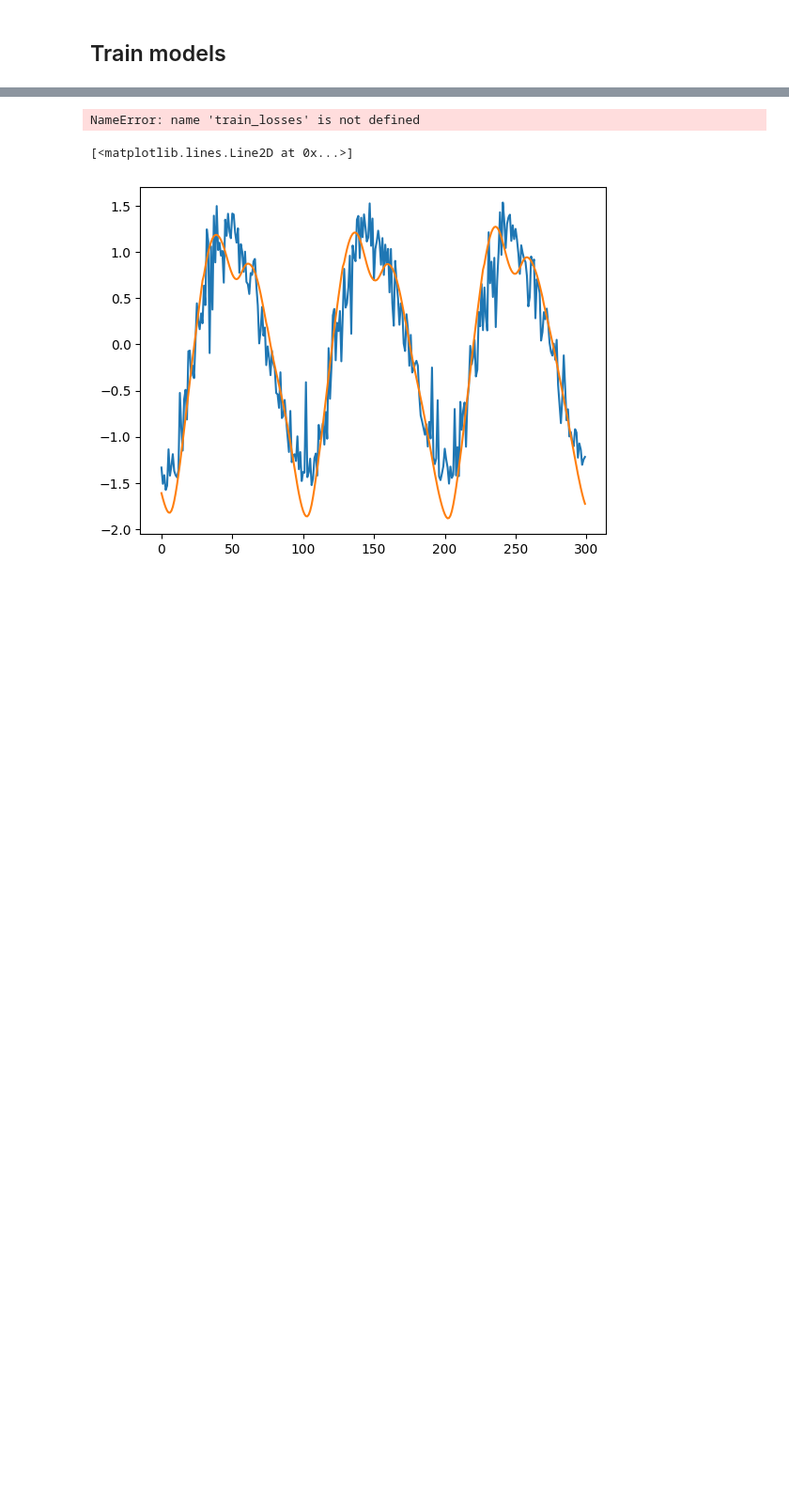
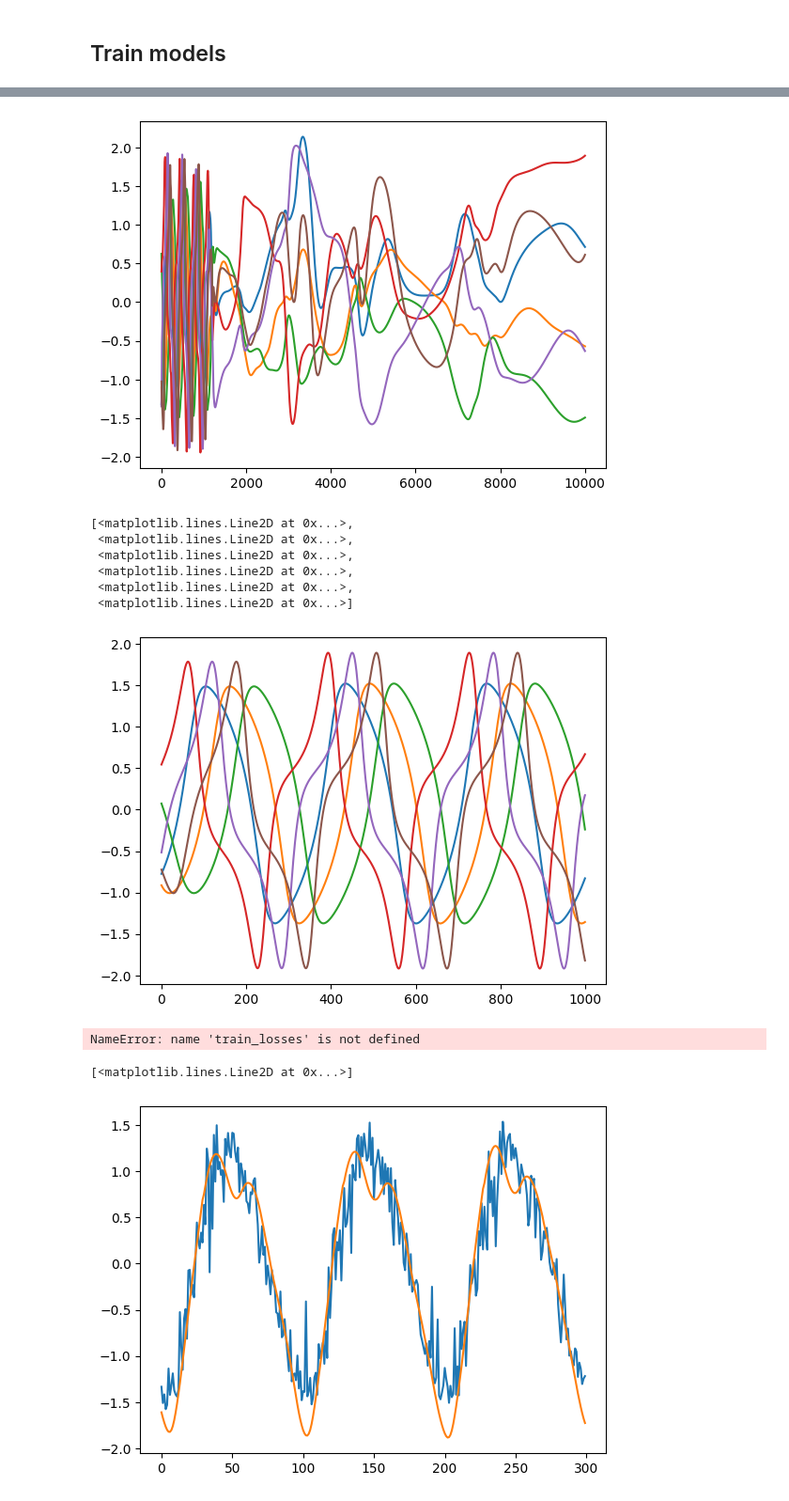
Before and after one commit to Michaelhess17/NeuralODE, a Jupyter notebook: DDFA_NODE/Demo.ipynb, the cells around one changed output, grey strips where cells are left out. Shown: that part at 94% size. Cells and saved outputs as stored; diff of their text form; code cells hidden in the pictures; blank space fills up the shorter version.

Commit message:
added Lovelace version

```diff
--- a/DDFA_NODE/Demo.ipynb
+++ b/DDFA_NODE/Demo.ipynb
@@ -91,3 +163,3 @@ ValueError: too many values to unpack (expected 5)
 # %%
 # further train existing model
-func, rec, dec, train_losses, val_losses = ddfa_node.train_network(func=func, rec=rec, dec=dec, data_train=data_train, data_val=data_val, device=device, samp_ts=samp_ts, val_ts=val_ts, n_itrs=n_itrs, latent_dim=latent_dim, n_hidden=n_hidden, obs_dim=obs_dim, rnn_hidden=rnn_hidden, dec_hidden=dec_hidden, batch_size=batch_size, lr=lr, dropout=dropout, noise_std=noise_std)
+func, rec, dec, train_losses, val_losses, val_mses = ddfa_node.train_network(func=func, rec=rec, dec=dec, data_train=data_train, data_val=data_val, device=device, samp_ts=samp_ts, val_ts=val_ts, n_itrs=n_itrs, latent_dim=latent_dim, n_hidden=n_hidden, obs_dim=obs_dim, rnn_hidden=rnn_hidden, dec_hidden=dec_hidden, batch_size=batch_size, lr=lr, dropout=dropout, noise_std=noise_std)
@@ -95,0 +207,23 @@ func, rec, dec, train_losses, val_losses = ddfa_node.train_network(func=func, re
+# %%
+import torch
+from torchdiffeq import odeint
+dropout = 0.0
+model_path = "/home/michael/Synology/Python/Gait-Signatures/ray_results/pb2_lovelace/train_convnet_ebece_00027_27_alpha=0.0002,batch_size=32,dec_dropout=0.1583,latent_dim=16,lr=0.0070,rnn_hidden=128,timesteps_per_tr_2024-04-02_01-40-01/checkpoint_000012/checkpoint.pt"
+state_dict = torch.load(model_path)
+# func, rec, dec = ddfa_node.LatentODEfunc(latent_dim, n_hidden, dropout).to(device), ddfa_node.RecognitionRNN(latent_dim, obs_dim, rnn_hidden, dropout, batch_size).to(device), ddfa_node.Decoder(latent_dim, obs_dim, dec_hidden, dropout).to(device)
+model = NODE(func, rec, dec, latent_dim, odeint, samp_ts, device, noise_std=0.4)
+# model.load_state_dict(state_dict["model_state_dict"])
+# %%
+model.rec.nbatch = data.shape[0]
+model.rec.dropout, model.dec.dropout = torch.nn.Dropout(0.0), torch.nn.Dropout(0.0)
+model.func.noise_std = 0.05
+model.func.device = device
+new_data_size = 10000
+dt = np.diff(samp_ts.cpu())[0]
+
+new_ts = np.arange(0, new_data_size*dt, step=dt)
+new_ts = torch.from_numpy(new_ts).float().to(device)
+model.samp_ts = new_ts
+pred, _, _, _ = model(torch.from_numpy(time_delayed_data[:, :timesteps_per_sample, :]).float().to(device))
+# %%
+pred = pred[:, ::3, :]
@@ -96,3 +232,18 @@ func, rec, dec, train_losses, val_losses = ddfa_node.train_network(func=func, re
+# %%
+%matplotlib inline
+plt.plot(pred[20, :, :].detach().cpu())
+plt.show()
+plt.plot(time_delayed_data[10, :1000, :])
+# plt.scatter(pred[10, :, 0].detach().cpu(), pred[10, :, 34].detach().cpu())
+# %% [output]
+[figure, added]
+[<matplotlib.lines.Line2D at 0x...>,
+ <matplotlib.lines.Line2D at 0x...>,
+ <matplotlib.lines.Line2D at 0x...>,
+ <matplotlib.lines.Line2D at 0x...>,
+ <matplotlib.lines.Line2D at 0x...>,
+ <matplotlib.lines.Line2D at 0x...>]
+[figure, added]
 # %%
 %matplotlib inline
 
```
Also changed, not shown: parts of 14 cells of this notebook, 9 other files.
